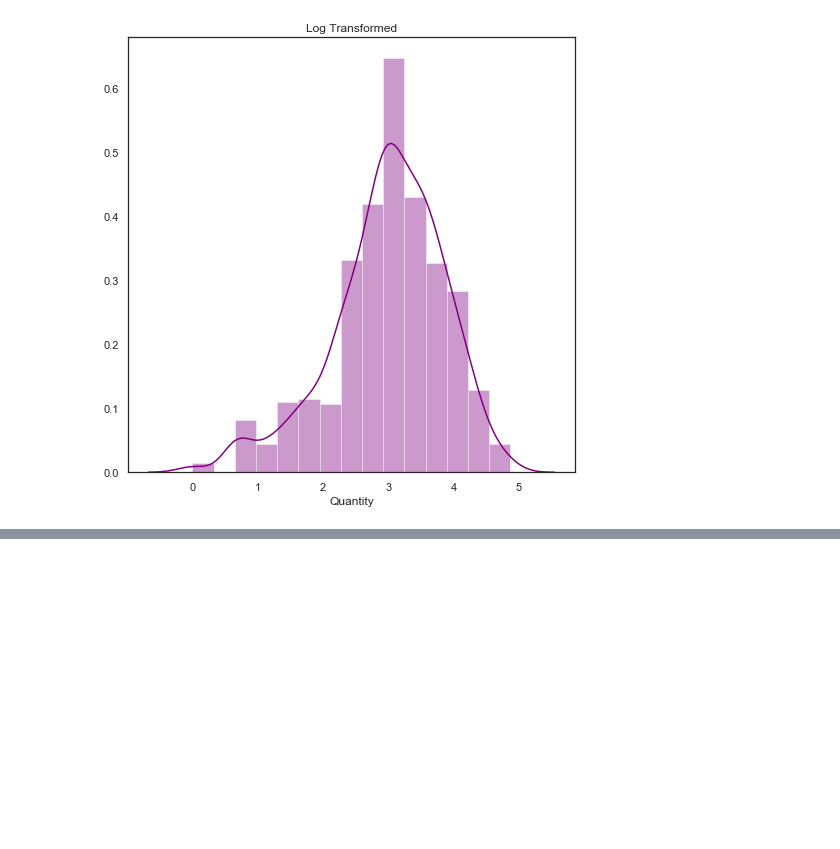
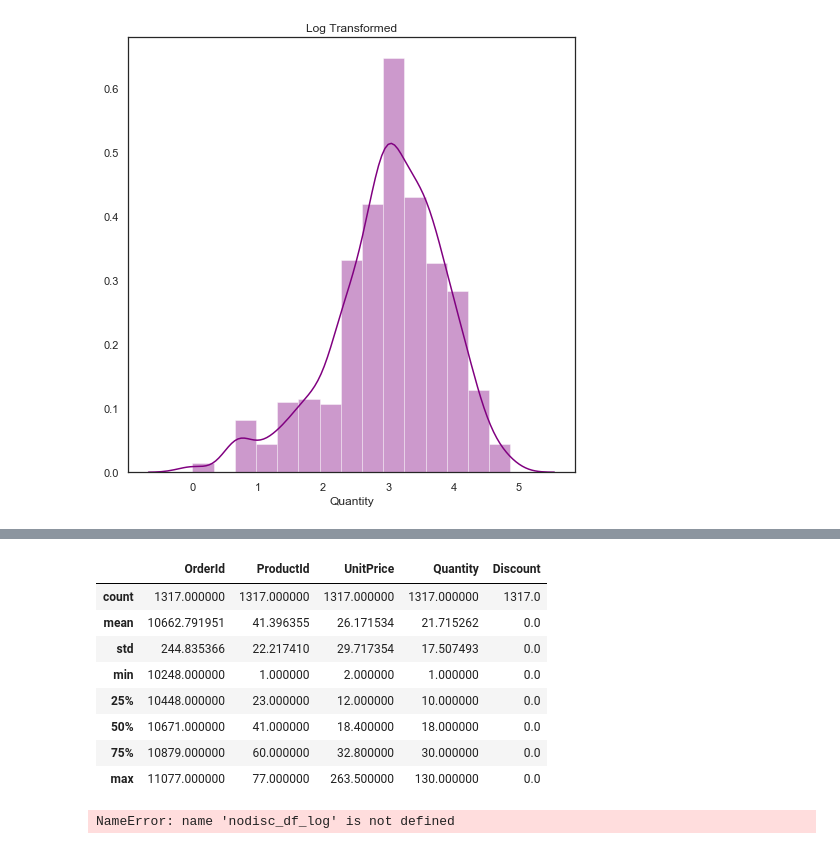
Before and after one commit to MissAle17/dsc-2-final-project-online-ds-sp-000, a Jupyter notebook: Module2.ipynb, the cells around one changed output, grey strips where cells are left out. Saved outputs shown, nothing was run; the diff lists cells and outputs as text; code cells hidden in the pictures; blank space fills up the shorter version.

```diff
--- a/Module2.ipynb
+++ b/Module2.ipynb
@@ -160,0 +192,6 @@ plt.show()
+# %%
+#making a dataframe copy and then slicing our dataframe as above
+nodisc_df = df.copy()
+
+nodisc_df = nodisc_df.loc[nodisc_df['Discount'] == 0]
+nodisc_df.head()
@@ -160,0 +205,18 @@ plt.show()
+# %%
+#looking at summary statistics
+nodisc_df.describe()
+# %% [output]
+|  | OrderId | ProductId | UnitPrice | Quantity | Discount |
+| count | 1317.000000 | 1317.000000 | 1317.000000 | 1317.000000 | 1317.0 |
+| mean | 10662.791951 | 41.396355 | 26.171534 | 21.715262 | 0.0 |
+| std | 244.835366 | 22.217410 | 29.717354 | 17.507493 | 0.0 |
+| min | 10248.000000 | 1.000000 | 2.000000 | 1.000000 | 0.0 |
+| 25% | 10448.000000 | 23.000000 | 12.000000 | 10.000000 | 0.0 |
+| 50% | 10671.000000 | 41.000000 | 18.400000 | 18.000000 | 0.0 |
+| 75% | 10879.000000 | 60.000000 | 32.800000 | 30.000000 | 0.0 |
+| max | 11077.000000 | 77.000000 | 263.500000 | 130.000000 | 0.0 |
+# %%
+#log transforming our new slice
+nodisc_df_log['Quantity']=np.log(nodisc_df['Quantity'])
+# %% [output]
+NameError: name 'nodisc_df_log' is not defined
```
Also changed, not shown: parts of 10 cells of this notebook.
